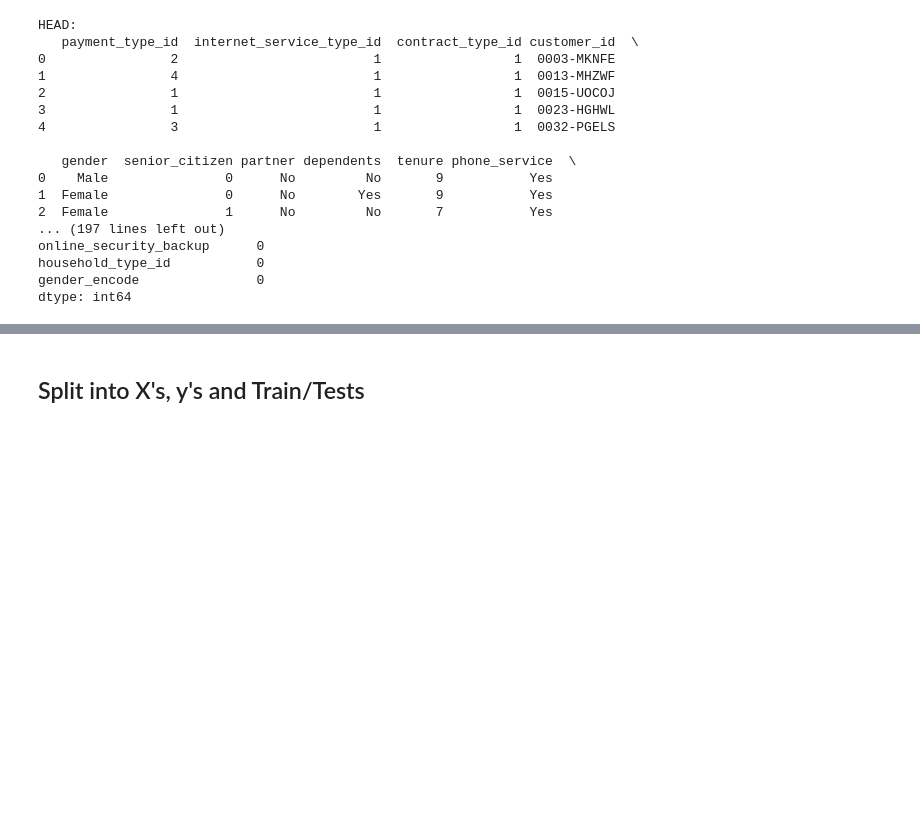
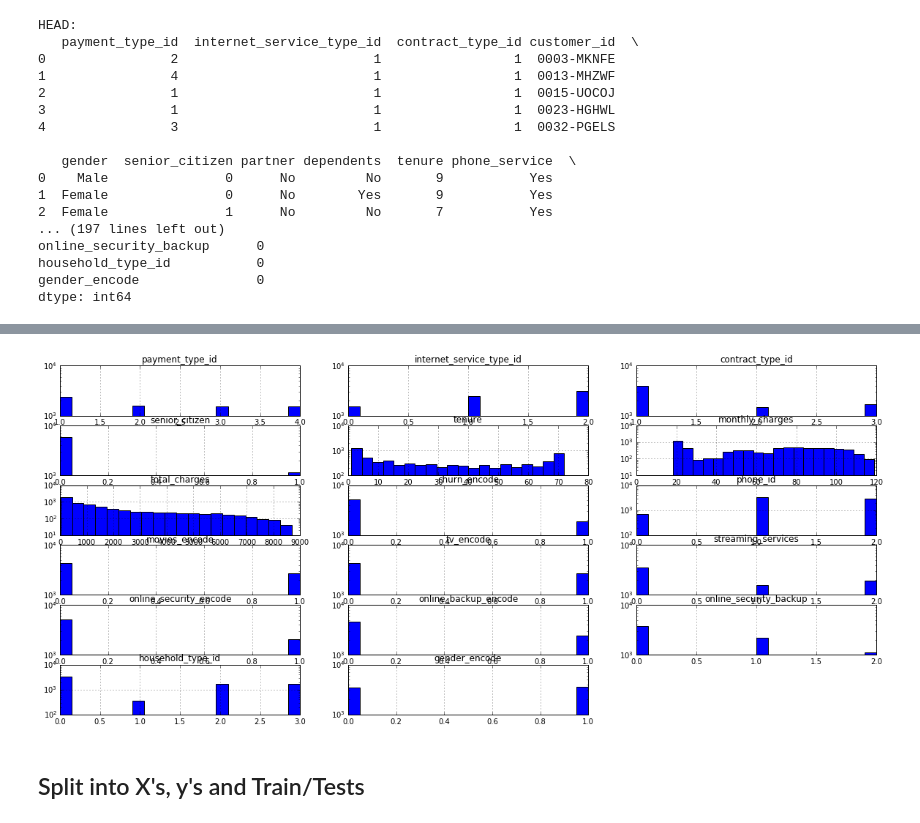
Before and after one commit to telco-norrick-chad/classification_proj_telco, a Jupyter notebook: chad_second.ipynb, the cells around one changed output, grey strips where cells are left out. Cells and saved outputs as stored; diff of their text form; code cells hidden in the pictures; blank space fills up the shorter version.

```diff
--- a/chad_second.ipynb
+++ b/chad_second.ipynb
@@ -4,6 +4,28 @@ from sklearn.metrics import classification_report
 from sklearn.metrics import confusion_matrix
 from sklearn.preprocessing import MinMaxScaler
 from sklearn.model_selection import train_test_split
+
+# acquire/wrangling
+import numpy as np
+import pandas as pd
+
+# Exploring
+import scipy.stats as stats
+
+# Visualizing
+%matplotlib inline
+import matplotlib.pyplot as plt
+import seaborn as sns
+plt.style.use('classic')
+
+# Modeling
+import statsmodels.api as sm
+from scipy.stats import pearsonr
+from sklearn.metrics import mean_squared_error, r2_score
+
+# # ignore warnings
+# import warnings
+# warnings.filterwarnings('ignore')
 # %%
 import acquire as acq
 import prepare as prep
@@ -44,5 +107,20 @@ df.info()
 # %%
 df.total_charges.sort_values()
+# %%
+plt.figure(figsize=(20,10))
+for i, col in enumerate(['payment_type_id', 'internet_service_type_id', 'contract_type_id',
+       'senior_citizen', 'tenure', 'monthly_charges',
+       'total_charges', 'churn_encode', 'phone_id', 'movies_encode',
+       'tv_encode', 'streaming_services', 'online_security_encode',
+       'online_backup_encode', 'online_security_backup', 'household_type_id',
+       'gender_encode']):
+    plot_number = i + 1
+    series = df[col]
+    plt.subplot(7, 3, plot_number)
+    plt.title(col)
+    series.hist(bins=20, density=False, cumulative=False, log=True)
+# %% [output]
+[figure, added]
 # %% [markdown]
 ## Split into X's, y's and Train/Tests
 # %%
```
Also changed, not shown: parts of 4 cells of this notebook.
